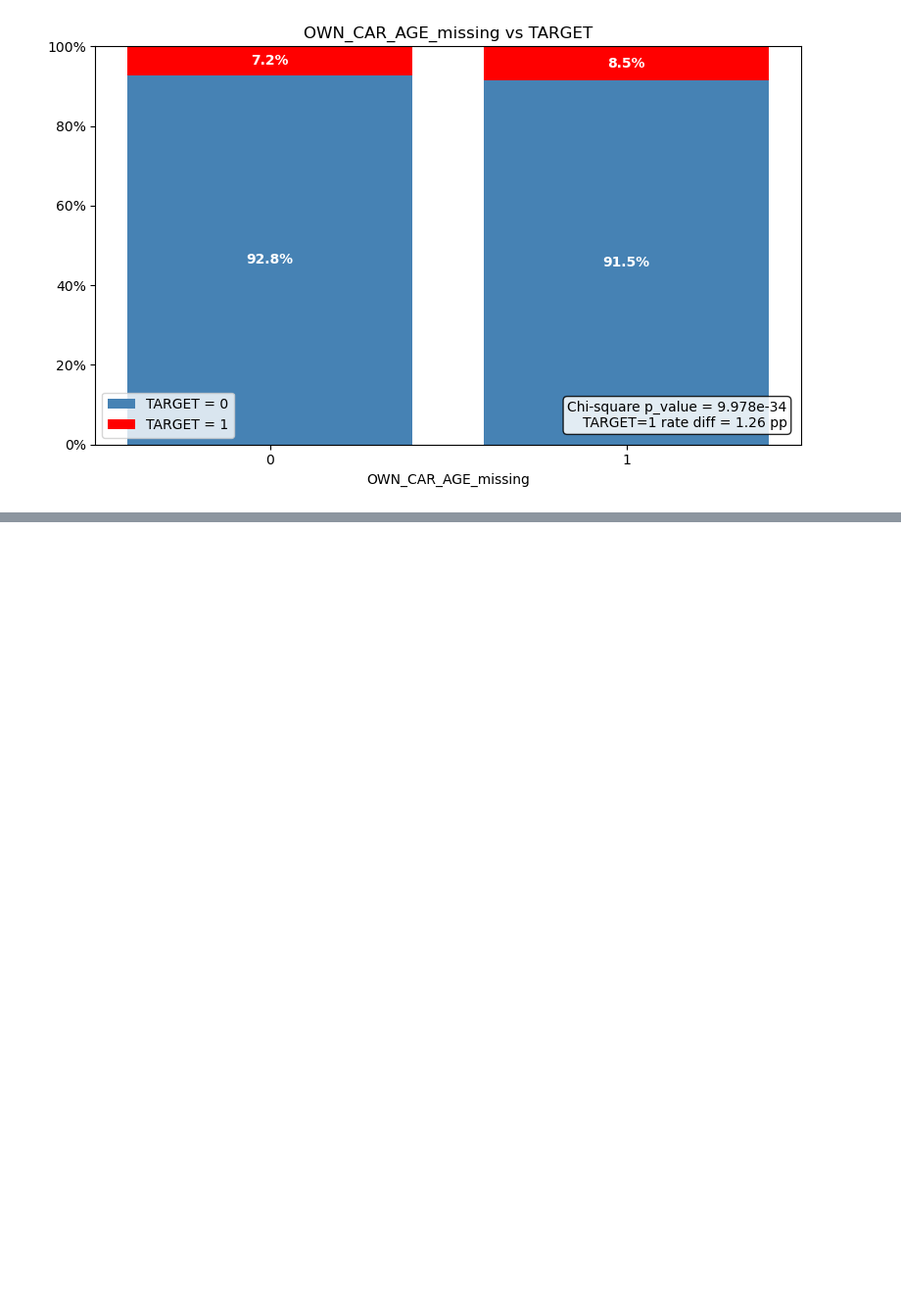
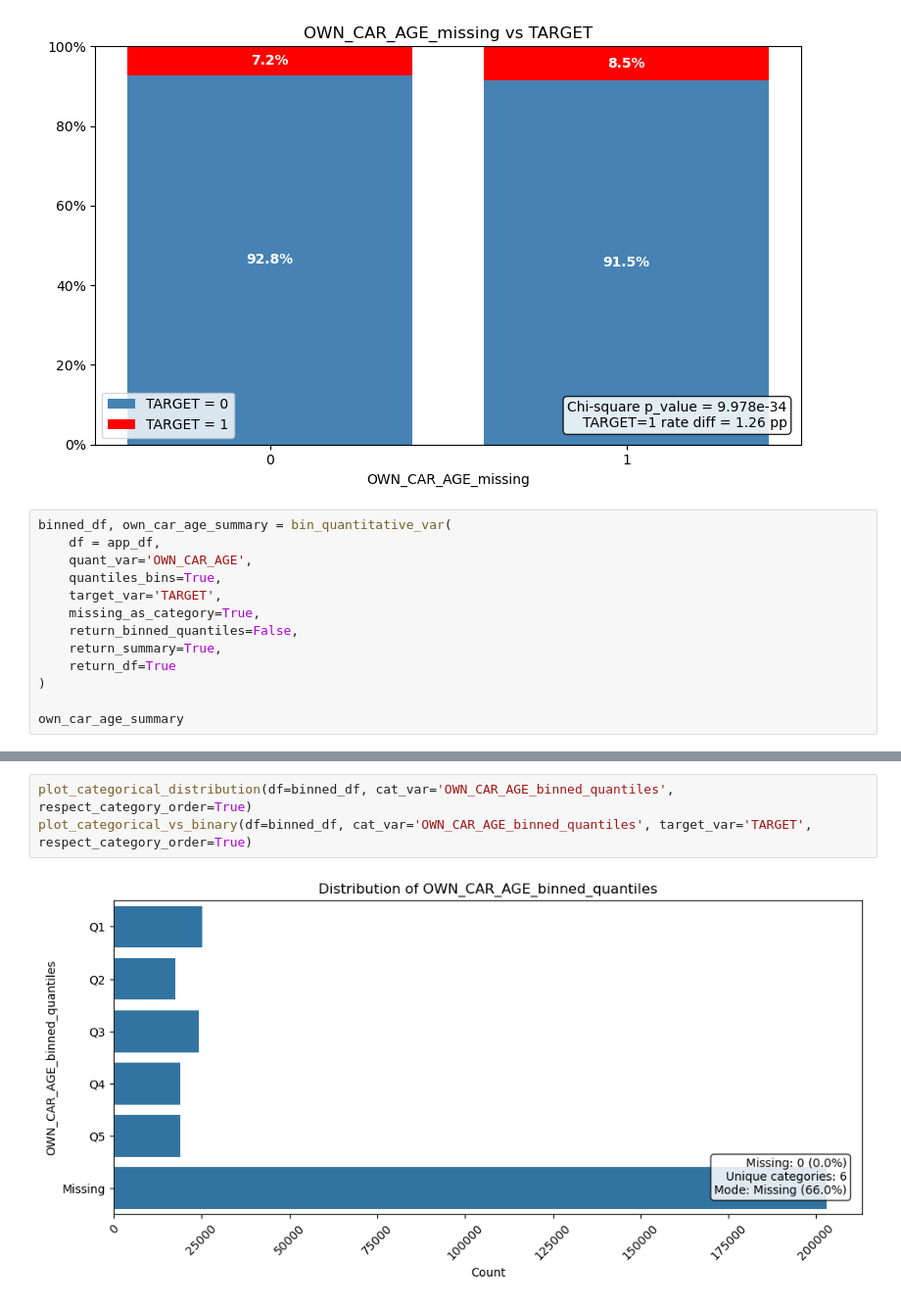
Before and after one commit to alek-ds/home-credit-default-risk-ak, a Jupyter notebook: notebooks/app_univariate_bivariate_financial_material.ipynb, the cells around one changed output, grey strips where cells are left out. Shown at 98% size. Saved outputs shown, nothing was run; the diff lists cells and outputs as text; blank space fills up the shorter version.

```diff
--- a/notebooks/app_univariate_bivariate_financial_material.ipynb
+++ b/notebooks/app_univariate_bivariate_financial_material.ipynb
@@ -386,3 +430,16 @@ plot_binary_vs_binary(df=app_df, binary_var='OWN_CAR_AGE_missing', target_var='T
 # %% [output]
 [figure]
 [figure]
+# %%
+binned_df, own_car_age_summary = bin_quantitative_var(
+    df = app_df,
+    quant_var='OWN_CAR_AGE',
+    quantiles_bins=True,
+    target_var='TARGET',
+    missing_as_category=True,
+    return_binned_quantiles=False,
+    return_summary=True,
+    return_df=True
+)
+
+own_car_age_summary
@@ -388,0 +454,5 @@ plot_binary_vs_binary(df=app_df, binary_var='OWN_CAR_AGE_missing', target_var='T
+# %%
+plot_categorical_distribution(df=binned_df, cat_var='OWN_CAR_AGE_binned_quantiles', respect_category_order=True)
+plot_categorical_vs_binary(df=binned_df, cat_var='OWN_CAR_AGE_binned_quantiles', target_var='TARGET', respect_category_order=True)
+# %% [output]
+[figure, added]
```
Also changed, not shown: parts of 12 cells of this notebook.
